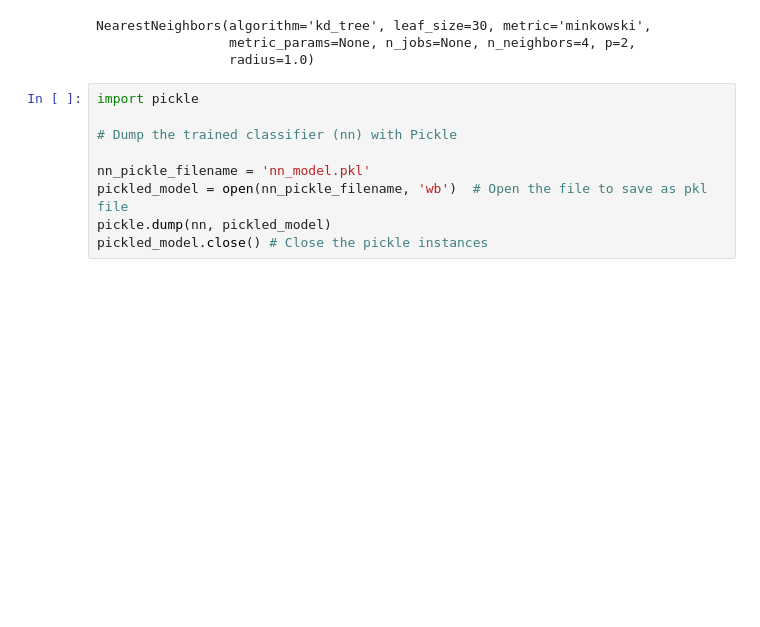
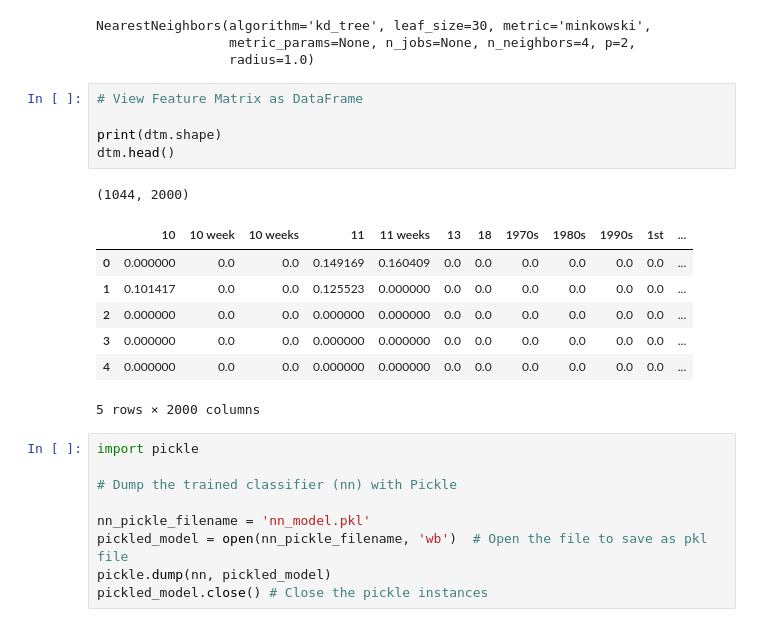
Before and after one commit to Build-Week-Med-Cab/DS, a Jupyter notebook: notebooks/Wrangle_Bline_NN_Pickles.ipynb, the cells around one changed output. Drawn from its saved outputs; the diff is of its cells as text; blank space fills up the shorter version.

```diff
--- a/notebooks/Wrangle_Bline_NN_Pickles.ipynb
+++ b/notebooks/Wrangle_Bline_NN_Pickles.ipynb
@@ -616,6 +634,20 @@ nn.fit(dtm)
 NearestNeighbors(algorithm='kd_tree', leaf_size=30, metric='minkowski',
                  metric_params=None, n_jobs=None, n_neighbors=4, p=2,
                  radius=1.0)
+# %%
+# View Feature Matrix as DataFrame
+
+print(dtm.shape)
+dtm.head()
+# %% [output]
+(1044, 2000)
+|  | 10 | 10 week | 10 weeks | 11 | 11 weeks | 13 | 18 | 1970s | 1980s | 1990s | 1st | ... |
+| 0 | 0.000000 | 0.0 | 0.0 | 0.149169 | 0.160409 | 0.0 | 0.0 | 0.0 | 0.0 | 0.0 | 0.0 | ... |
+| 1 | 0.101417 | 0.0 | 0.0 | 0.125523 | 0.000000 | 0.0 | 0.0 | 0.0 | 0.0 | 0.0 | 0.0 | ... |
+| 2 | 0.000000 | 0.0 | 0.0 | 0.000000 | 0.000000 | 0.0 | 0.0 | 0.0 | 0.0 | 0.0 | 0.0 | ... |
+| 3 | 0.000000 | 0.0 | 0.0 | 0.000000 | 0.000000 | 0.0 | 0.0 | 0.0 | 0.0 | 0.0 | 0.0 | ... |
+| 4 | 0.000000 | 0.0 | 0.0 | 0.000000 | 0.000000 | 0.0 | 0.0 | 0.0 | 0.0 | 0.0 | 0.0 | ... |
+5 rows × 2000 columns
 # %%
 import pickle
 
```
Also changed, not shown: parts of 14 cells of this notebook, 2 other files.
